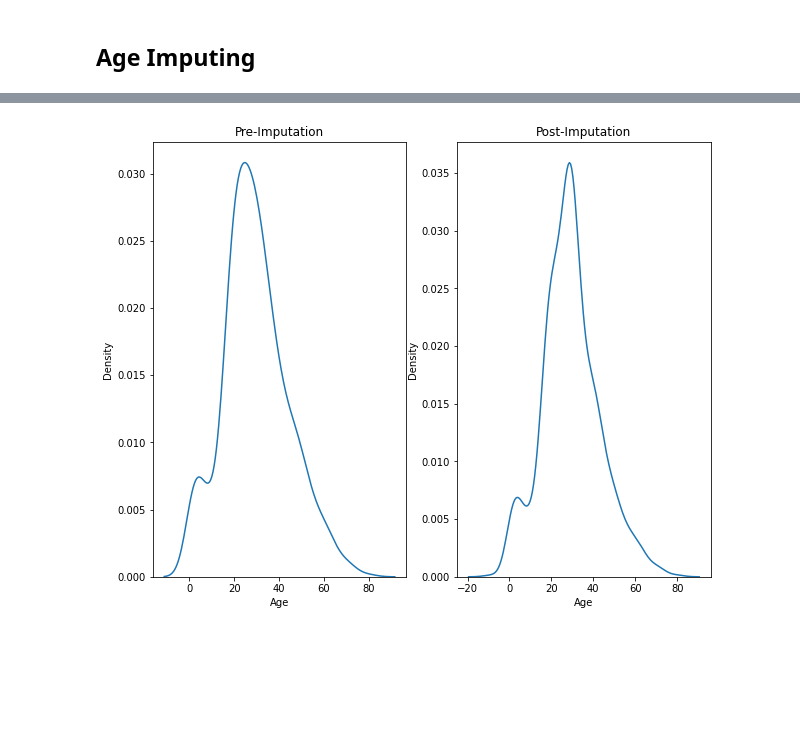
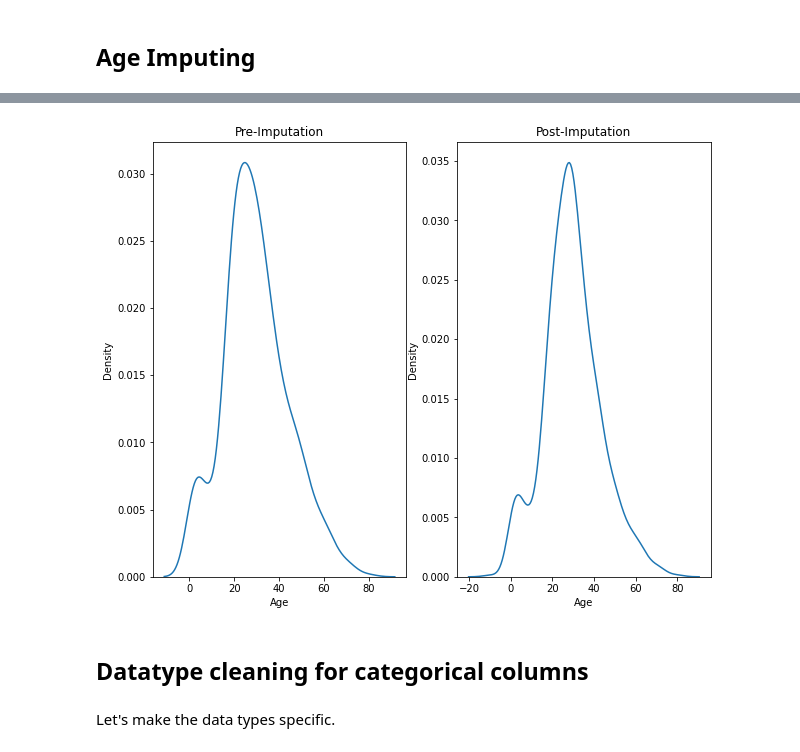
Before and after one commit to tykangler/titanic, a Jupyter notebook: titanic.ipynb, the cells around one changed output, grey strips where cells are left out. Drawn from its saved outputs; the diff is of its cells as text; code cells hidden in the pictures; blank space fills up the shorter version.

```diff
--- a/titanic.ipynb
+++ b/titanic.ipynb
@@ -171,7 +186,6 @@ We should use one-hot-encoding and assign `Title` columns
 title_encoded_df = train.copy()
 titles_series = title_encoded_df['Name'].str.extract(r'(\w*)\..*')
 one_hot_encoded_titles = pd.get_dummies(titles_series, prefix='Title', prefix_sep='')
-title_encoded_df.drop('Name', axis=1, inplace=True)
 display(train)
 title_encoded_df = title_encoded_df.assign(**one_hot_encoded_titles.to_dict('list'))
 title_encoded_df
@@ -257,7 +262,7 @@ train
 # %% [markdown]
 ## Age Imputing
 # %%
-cols_to_remove = ['Ticket', 'Survived', 'EmbarkedQ', 'EmbarkedS', 'EmbarkedC']
+cols_to_remove = ['Ticket', 'Survived', 'Name']
 imp_age_df = train.drop(cols_to_remove, axis=1)
 imp_age_df.info()
 # %% [output]
@@ -281,8 +288,7 @@ memory usage: 153.8 KB
 # %%
-imputer = IterativeImputer(random_state=0)
 numpy_data = imp_age_df.to_numpy()
 imputer.fit(numpy_data)
-df = pd.DataFrame(imputer.transform(numpy_data), columns=imp_age_df.columns)
-df
+imp_age_df = pd.DataFrame(imputer.transform(numpy_data), columns=imp_age_df.columns)
+imp_age_df
 # %% [output]
 |  | Pclass | IsMale | Age | SibSp | Parch | Fare | TitleCapt | TitleCol | TitleCountess | TitleDon | ... |
@@ -301,10 +307,10 @@ df
 # %%
 fig, (ax1, ax2) = plt.subplots(1, 2, figsize=(10, 8))
 ax1.set_title('Pre-Imputation')
 ax2.set_title('Post-Imputation')
 sns.kdeplot(data=train, x='Age', ax=ax1)
-sns.kdeplot(data=df, x='Age', ax=ax2)
+sns.kdeplot(data=imp_age_df, x='Age', ax=ax2)
 plt.show()
 # %% [output]
-[figure, old version]
+[figure, new version]
 # %%
@@ -311,0 +318,4 @@ train['Age'] = df['Age']
+# %% [markdown]
+## Datatype cleaning for categorical columns
+# %% [markdown]
+Let's make the data types specific.
```
Also changed, not shown: parts of 51 cells of this notebook.
